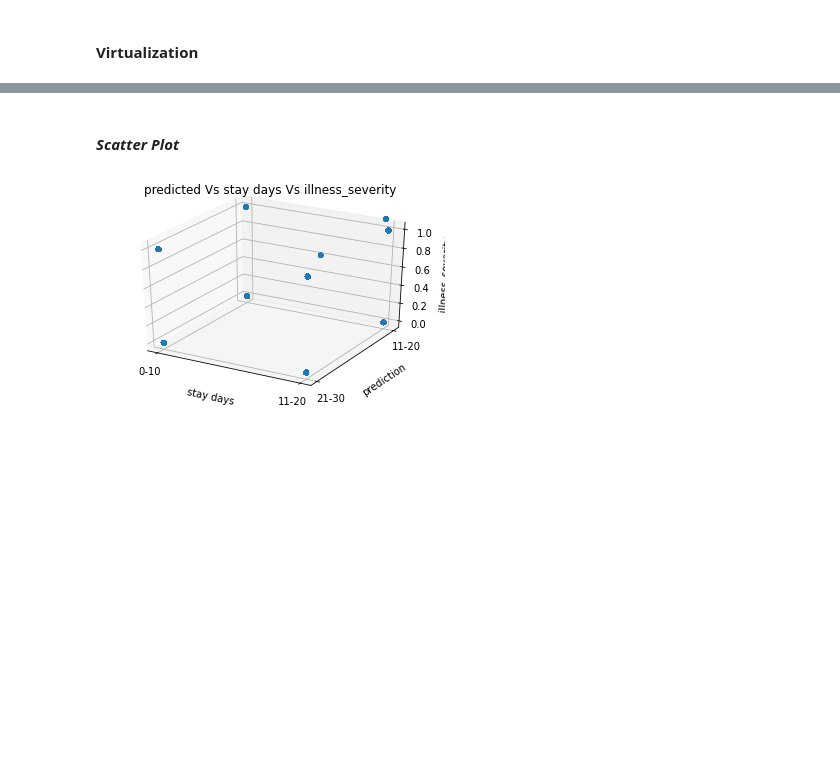
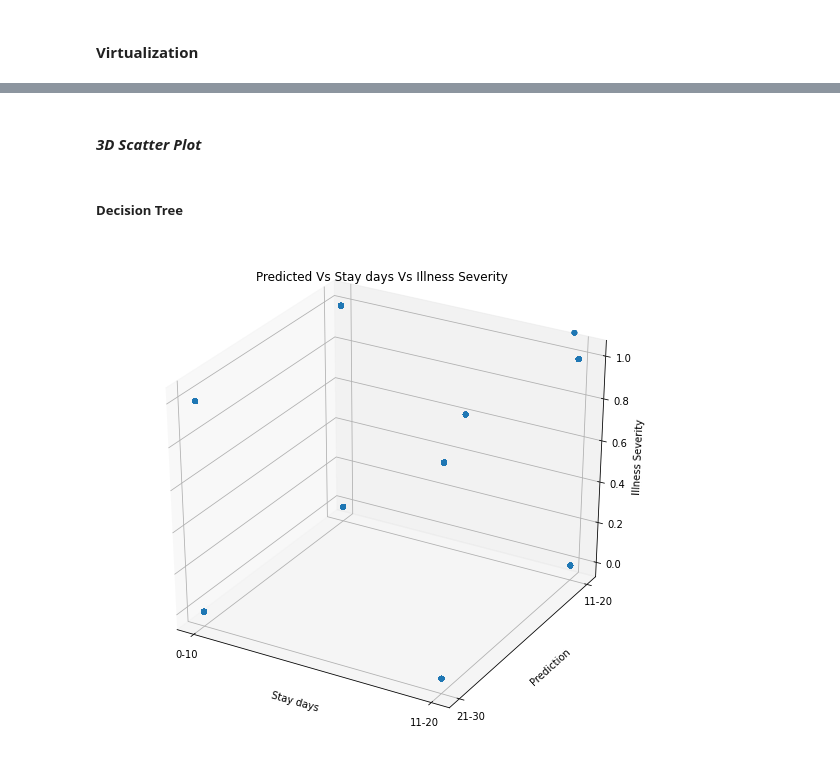
Before and after one commit to taiwotman/TaiwotmanGoogleColab, a Jupyter notebook: COVID_HOSPITAL_TREATMENT_Predicting_Patient's_Length_of_Stay(LOS)_using_Kaggle_Data.ipynb, the cells around one changed output, grey strips where cells are left out. Saved outputs shown, nothing was run; the diff lists cells and outputs as text; code cells hidden in the pictures; blank space fills up the shorter version.

```diff
--- a/COVID_HOSPITAL_TREATMENT_Predicting_Patient's_Length_of_Stay(LOS)_using_Kaggle_Data.ipynb
+++ b/COVID_HOSPITAL_TREATMENT_Predicting_Patient's_Length_of_Stay(LOS)_using_Kaggle_Data.ipynb
@@ -583,4 +575,4 @@ df1.corr().style.background_gradient(cmap='coolwarm').set_precision(2)
 # %% [markdown]
-#### ***Scatter Plot***
+#### ***3D Scatter Plot***
 # %%
 import matplotlib.pyplot as plt
@@ -587,21 +580,29 @@ import matplotlib.pyplot as plt
 # %%
-fig=plt.figure()
+def scatter_plot(df, z_value):
+  if z_value:
+    try:
+      fig=plt.figure(figsize=(10,10))
+      fig.subplots_adjust(bottom=0.2)
+      ax = fig.add_subplot(111)
+      z_label = z_value.replace('_index', '').replace('_', ' ').title()
 
-def scatter_plot(z_value):
-  try:
-    z_label = z_value.replace('_index', '')
-    ax= plt.axes(projection='3d')
-    ax.set_xlabel('stay days')
-    ax.set_ylabel('prediction')
-    ax.set_zlabel(z_label)
-    ax.set_title(f'predicted Vs stay days Vs {z_label}')
-    ax.scatter(df1['stay_days'],df1['predictedLabel'],df1[z_value])
-    ax.dist = 10
-    plt.show()
-  except ValueError:
-    pass
+      ax= plt.axes(projection='3d')
+      ax.dist = 10
+      ax.set_xlabel('Stay days')
+      ax.set_ylabel('Prediction')
+      ax.set_zlabel(z_label)
+      ax.set_title(f'Predicted Vs Stay days Vs {z_label}')
+      ax.scatter(df['stay_days'],df['predictedLabel'],df[z_value])
+      plt.show()
+    except ValueError:
+      pass
+    else: pass
+
 
 z_value = 'illness_severity_index'
-scatter_plot(z_value)
-# %% [output]
-[figure, removed]
+# %% [markdown]
+##### **Decision Tree**
+# %%
+scatter_plot(df1, z_value)
+# %% [output]
+[figure, added]
```
Also changed, not shown: parts of 14 cells of this notebook.
